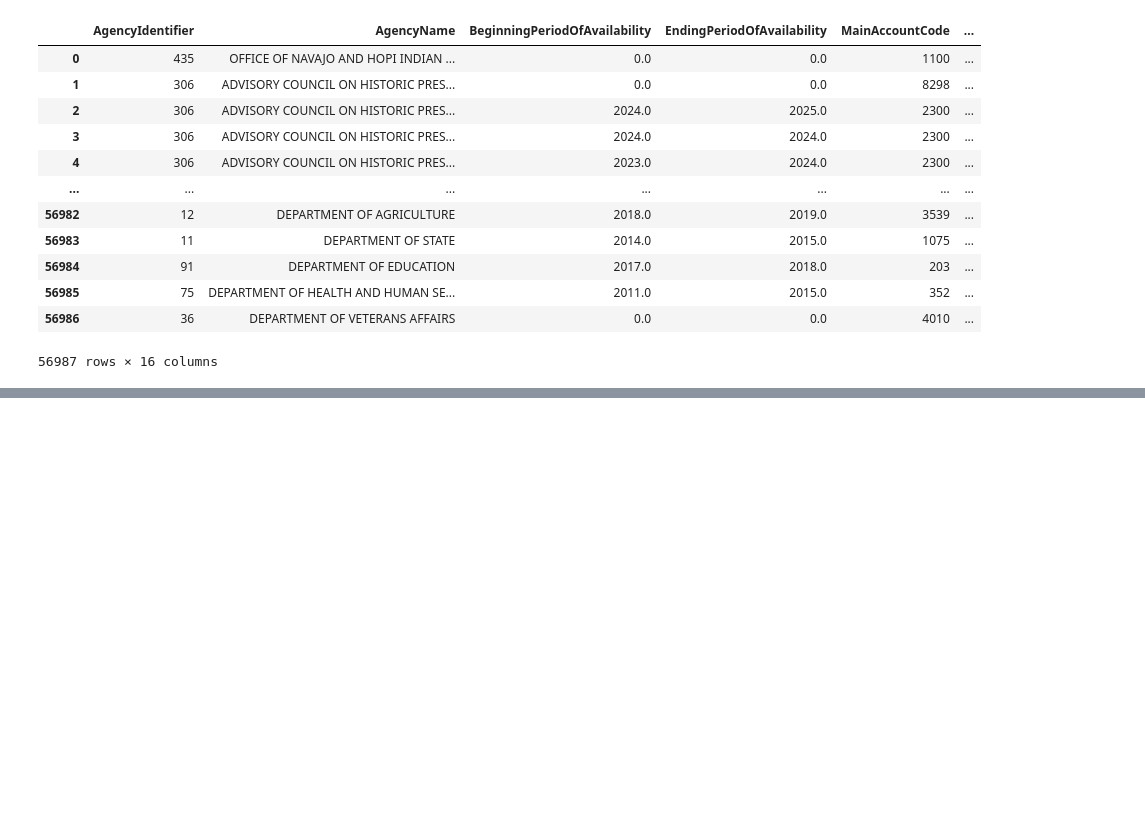
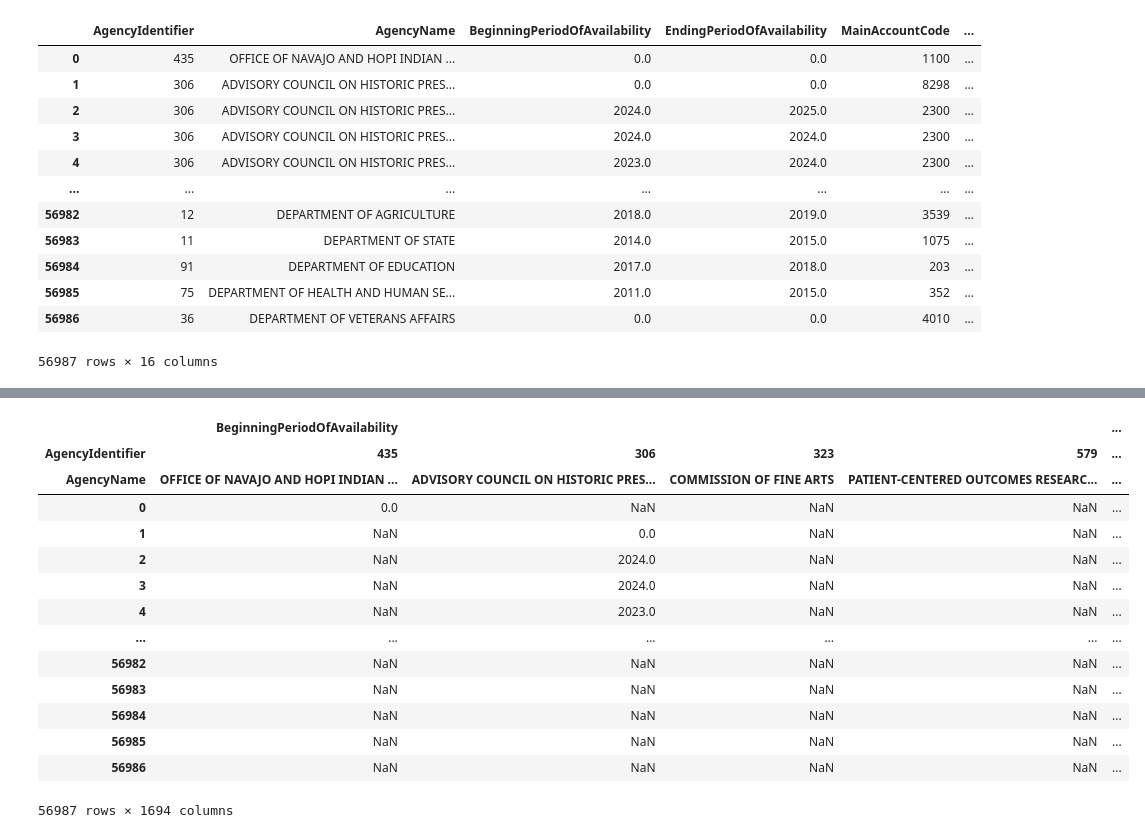
Before and after one commit to is-leeroy-jenkins/Mathy, a Jupyter notebook: ipynb/calculator.ipynb, the cells around one changed output, grey strips where cells are left out. Cells and saved outputs as stored; diff of their text form; code cells hidden in the pictures; blank space fills up the shorter version.

```diff
--- a/ipynb/calculator.ipynb
+++ b/ipynb/calculator.ipynb
@@ -68,4 +71,4 @@ Balances Dataset
 | 56986 | 36 | DEPARTMENT OF VETERANS AFFAIRS | 0.0 | 0.0 | 4010 | ... |
 56987 rows × 16 columns
 # %%
-db = Dataset( df=df_data, target='TotalResources' )
+db = Dataset( df=df_dataset, target='TotalResources' )
@@ -71,0 +111,19 @@ db = Dataset( df=df_data, target='TotalResources' )
+# %%
+names = [ 'AgencyIdentifier', 'AgencyName']
+pivot = db.create_pivot_table( df_dataset, names )
+# %% [output]
+|  | BeginningPeriodOfAvailability |  |  |  | ... |
+| AgencyIdentifier | 435 | 306 | 323 | 579 | ... |
+| AgencyName | OFFICE OF NAVAJO AND HOPI INDIAN ... | ADVISORY COUNCIL ON HISTORIC PRES... | COMMISSION OF FINE ARTS | PATIENT-CENTERED OUTCOMES RESEARC... | ... |
+| 0 | 0.0 | NaN | NaN | NaN | ... |
+| 1 | NaN | 0.0 | NaN | NaN | ... |
+| 2 | NaN | 2024.0 | NaN | NaN | ... |
+| 3 | NaN | 2024.0 | NaN | NaN | ... |
+| 4 | NaN | 2023.0 | NaN | NaN | ... |
+| ... | ... | ... | ... | ... | ... |
+| 56982 | NaN | NaN | NaN | NaN | ... |
+| 56983 | NaN | NaN | NaN | NaN | ... |
+| 56984 | NaN | NaN | NaN | NaN | ... |
+| 56985 | NaN | NaN | NaN | NaN | ... |
+| 56986 | NaN | NaN | NaN | NaN | ... |
+56987 rows × 1694 columns
```
Also changed, not shown: parts of 4 cells of this notebook, 2 other files.
